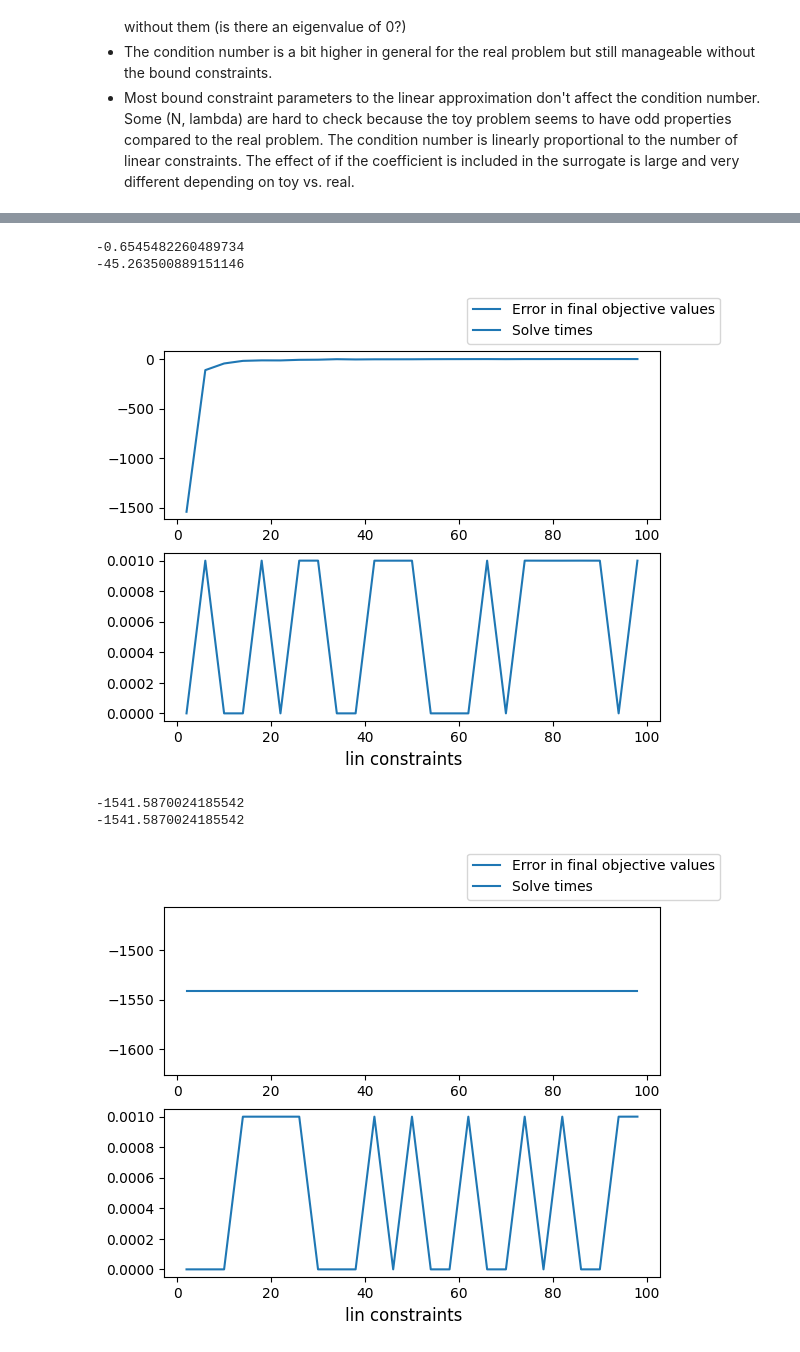
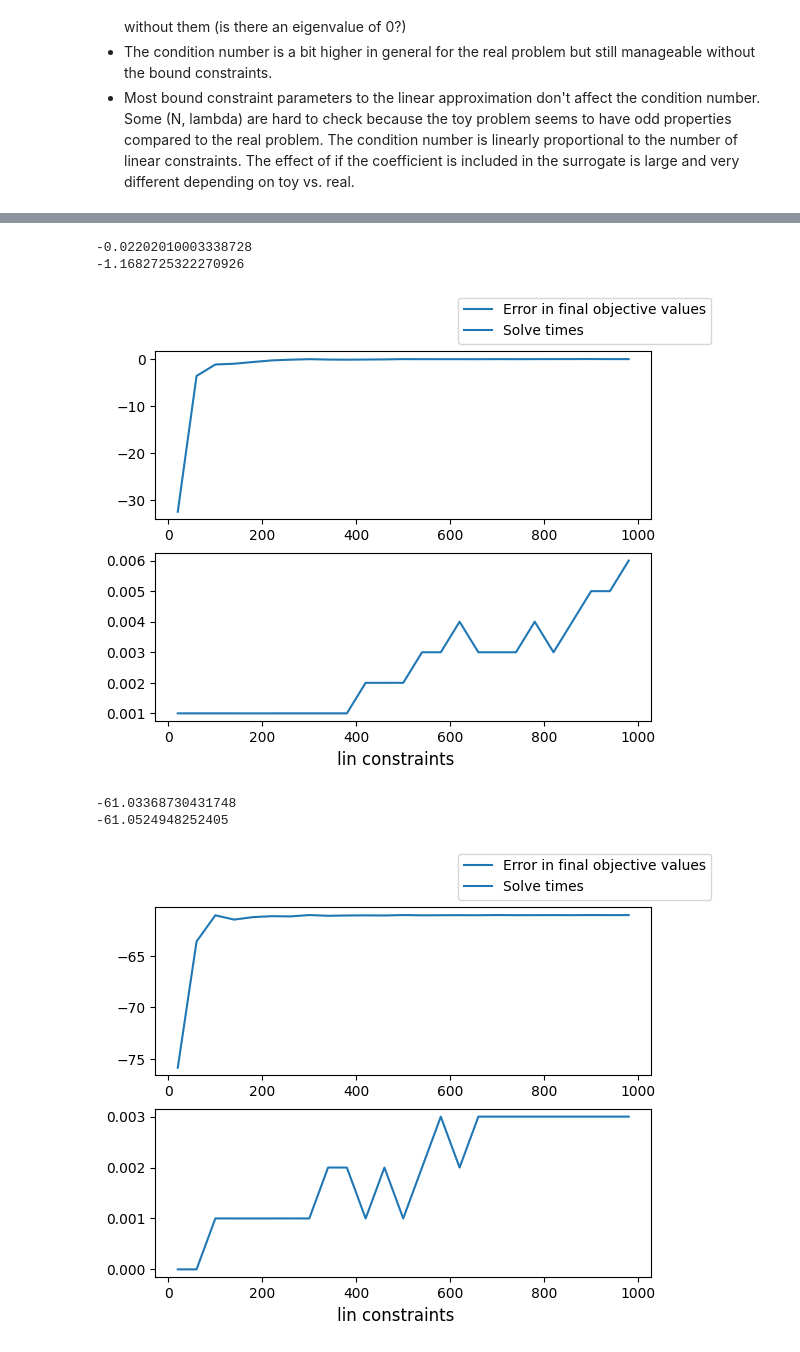
Before and after one commit to micpap25/ENG-QUANT, a Jupyter notebook: experiments/classical_run_points_compare.ipynb, the cells around one changed output, grey strips where cells are left out. Cells and saved outputs as stored; diff of their text form; code cells hidden in the pictures.

```diff
--- a/experiments/classical_run_points_compare.ipynb
+++ b/experiments/classical_run_points_compare.ipynb
@@ -36,7 +39,7 @@ SURROGATE_BOUND_ABOVE = True
 REMOVE_DIVISION = False
 # %%
 # Put the original QCP into gurobi
-qcp_value, qcp_time = solve_qcp(f_name="model11_quad_reform_2.json")
+qcp_value, qcp_time = solve_qcp(f_name="model11_quad_reform_nofix.json")
 print(qcp_value, qcp_time)
 # %% [output]
 Set parameter Username
@@ -77,7 +65,7 @@ for lin_cons in lin_cons_range:
     #                             SURROGATE_BOUND_BELOW, SURROGATE_BOUND_ABOVE, endpoints=False,
     #                             f_name="model11_quad_reform_2.json", remove_division=REMOVE_DIVISION)
     quadratic_lin_approx_no_surrogate(lin_cons, OUTER_APPROXIMATION, endpoints=True,
-                                        f_name="model11_quad_reform_2.json", remove_division=REMOVE_DIVISION)
+                                        f_name="model11_quad_reform_nofix.json", remove_division=REMOVE_DIVISION)
     val, time = solve_lp()
     if qcp_value is not None and val is not None:
         errors.append(val - qcp_value)
@@ -102,13 +90,13 @@ if OUTER_APPROXIMATION:
 
     errors = []
     times = []
-    lin_cons_range = range(2, 101, 4)
-    # lin_cons_range = range(20, 1001, 40)
+    # lin_cons_range = range(2, 101, 4)
+    lin_cons_range = range(20, 1001, 40)
     for lin_cons in lin_cons_range:
         quadratic_model_lin_approx(lin_cons, OUTER_APPROXIMATION, COEFFICIENT_SURROGATE,
                                     SURROGATE_BOUND_BELOW, SURROGATE_BOUND_ABOVE,
                                     points_function=rng.uniform, remove_division=REMOVE_DIVISION,
-                                    f_name="model11_quad_reform_2.json")
+                                    f_name="model11_quad_reform_nofix.json")
         # quadratic_lin_approx_no_surrogate(lin_cons, OUTER_APPROXIMATION,
         #                                     points_function=rng.uniform, remove_division=REMOVE_DIVISION,
         #                                     f_name="model11_quad_reform_2.json")
@@ -143,13 +132,13 @@ def np_uniform_bunch_middle(lower: float, upper: float, num: int):
 # %%
 errors = []
 times = []
-lin_cons_range = range(2, 101, 4)
-# lin_cons_range = range(20, 1001, 40)
+# lin_cons_range = range(2, 101, 4)
+lin_cons_range = range(20, 1001, 40)
 for lin_cons in lin_cons_range:
     quadratic_model_lin_approx(lin_cons, OUTER_APPROXIMATION, COEFFICIENT_SURROGATE,
                                 SURROGATE_BOUND_BELOW, SURROGATE_BOUND_ABOVE,
                                 points_function=np_uniform_bunch_low, remove_division=REMOVE_DIVISION,
-                                f_name="model11_quad_reform_2.json")
+                                f_name="model11_quad_reform_nofix.json")
     # quadratic_lin_approx_no_surrogate(lin_cons, OUTER_APPROXIMATION,
     #                                     points_function=np_uniform_bunch_low, remove_division=REMOVE_DIVISION,
     #                                     f_name="model11_quad_reform_2.json")
@@ -167,39 +156,39 @@ fig.legend()
 print(errors[-1])
 print(errors[2])
 # %% [output]
--0.6545482260489734
--45.263500889151146
+-0.02202010003338728
+-1.1682725322270926
-[figure, old version]
+[figure, new version]
 # %%
 errors = []
 times = []
-lin_cons_range = range(2, 101, 4)
-# lin_cons_range = range(20, 1001, 40)
+# lin_cons_range = range(2, 101, 4)
+lin_cons_range = range(20, 1001, 40)
 for lin_cons in lin_cons_range:
     quadratic_model_lin_approx(lin_cons, OUTER_APPROXIMATION, COEFFICIENT_SURROGATE,
                                 SURROGATE_BOUND_BELOW, SURROGATE_BOUND_ABOVE,
                                 points_function=np_uniform_bunch_high, remove_division=REMOVE_DIVISION,
-                                f_name="model11_quad_reform_2.json")
+                                f_name="model11_quad_reform_nofix.json")
     # quadratic_lin_approx_no_surrogate(lin_cons, OUTER_APPROXIMATION,
     #                                     points_function=np_uniform_bunch_high, remove_division=REMOVE_DIVISION,
     #                                     f_name="model11_quad_reform_2.json")
     val, time = solve_lp()
     if val is not None and qcp_value is not None:
         errors.append(val - qcp_value)
         times.append(time)
 
 fig, (ax1, ax2) = plt.subplots(2, 1)
 fig.supxlabel("lin constraints")
 ax1.plot(lin_cons_range, errors, label="Error in final objective values")
 ax2.plot(lin_cons_range, times, label="Solve times")
 fig.legend()
 
 print(errors[-1])
 print(errors[2])
 # %% [output]
--1541.5870024185542
--1541.5870024185542
+-61.03368730431748
+-61.0524948252405
-[figure, old version]
+[figure, new version]
 # %%
 errors = []
 times = []
```
Also changed, not shown: parts of 8 cells of this notebook, 13 other files.
